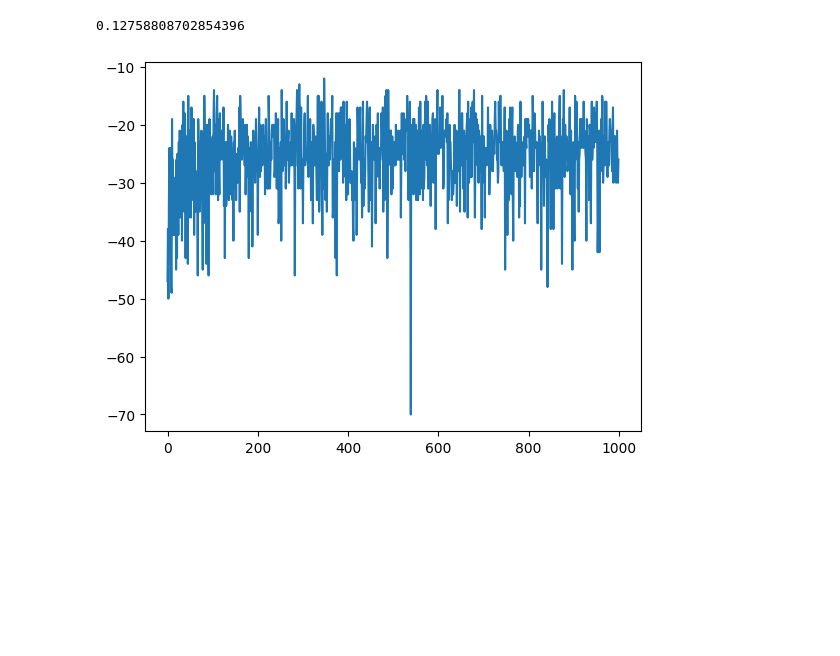
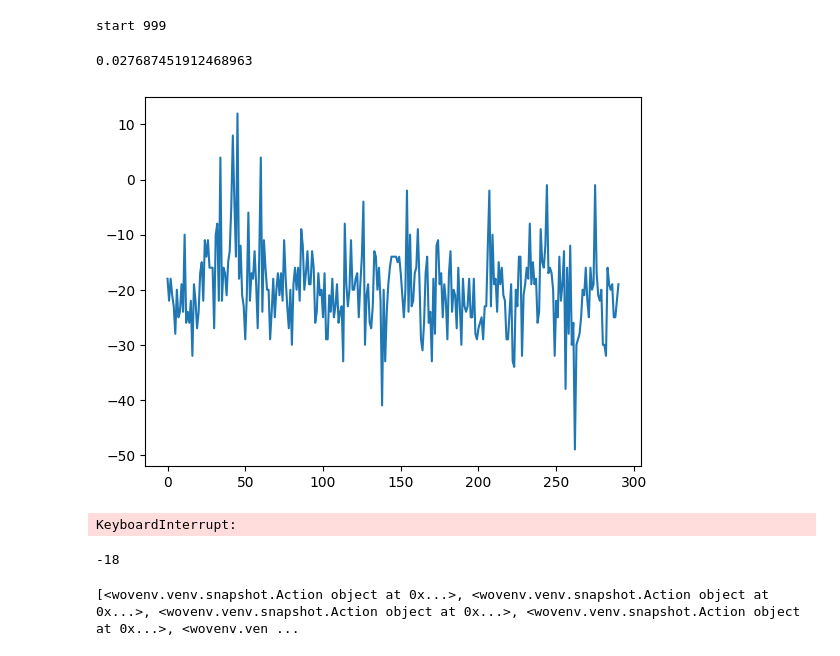
Before and after one commit to Semen-prog/WarOfVirusesAI, a Jupyter notebook: main.ipynb, the cells around one changed output. Saved outputs shown, nothing was run; the diff lists cells and outputs as text; code cells hidden in the pictures; blank space fills up the shorter version.

```diff
--- a/main.ipynb
+++ b/main.ipynb
@@ -4,6 +5,6 @@ from wovenv.venv.env import Env
 # %%
 env = Env()
-agent = QLearningAgent(alpha=0.5)
+agent = QLearningAgent(alpha=1, discount=0.1)
 # %%
-def get_epsilon(play_id):
-    return 1 - 0.9 / (1 + play_id ** (-1/2))
+def get_epsilon(play_id, mv):
+    return mv - mv / (1 + play_id ** (-1/2))
@@ -32,20 +30,41 @@ def generate_session(env: Env, agent: QLearningAgent, t_max=1000, train=False):
 
     return total_reward
+# %%
+def hot_start(env: Env, agent: QLearningAgent, ind, t_max=1000):
+    clear_output()
+    print(f'start {ind}')
+    s = env.reset()
+
+    for t in range(t_max):
+        acs = env._get_actions()
+        for a in acs:
+            next_s, r, done = env.step(a)
+            agent.update(s, a, next_s, r, done)
+            s = next_s
+            if done: return
+# %%
+for i in range(1000):
+    hot_start(env, agent, i)
+# %% [output]
+start 999
 # %%
 from IPython.display import clear_output
 import matplotlib.pyplot as plt
+from collections import deque
 
-agent.epsilon = 1
+for _ in range(1):
+    agent.epsilon = 1
 
-rewards = []
-for i in range(1000):
-    rewards.append(generate_session(env,agent,train=True))
-    agent.epsilon = get_epsilon(i + 1)
-    if i % 1 == 0:
-        clear_output(True)
-        print(agent.epsilon)
-        plt.plot(rewards)
-        plt.show()
+    rewards = deque()
+    for i in range(3000):
+        rewards.append(generate_session(env,agent,train=True))
+        if i % 1 == 0: agent.epsilon = get_epsilon(i + 1, 1)
+        if i % 1 == 0:
+            clear_output(True)
+            print(agent.epsilon)
+            plt.plot(rewards)
+            plt.show()
 # %% [output]
-0.12758808702854396
+0.027687451912468963
-[figure, old version]
+[figure, new version]
+KeyboardInterrupt:
@@ -51,0 +78,11 @@ for i in range(1000):
+# %%
+agent.epsilon = 0
+generate_session(env, agent)
+# %% [output]
+-18
+# %%
+s = env.reset()
+arr = s.get_legal_actions()
+print(arr)
+# %% [output]
+[<wovenv.venv.snapshot.Action object at 0x...>, <wovenv.venv.snapshot.Action object at 0x...>, <wovenv.venv.snapshot.Action object at 0x...>, <wovenv.venv.snapshot.Action object at 0x...>, <wovenv.ven ...
```
Also changed, not shown: parts of 6 cells of this notebook, 3 other files.
